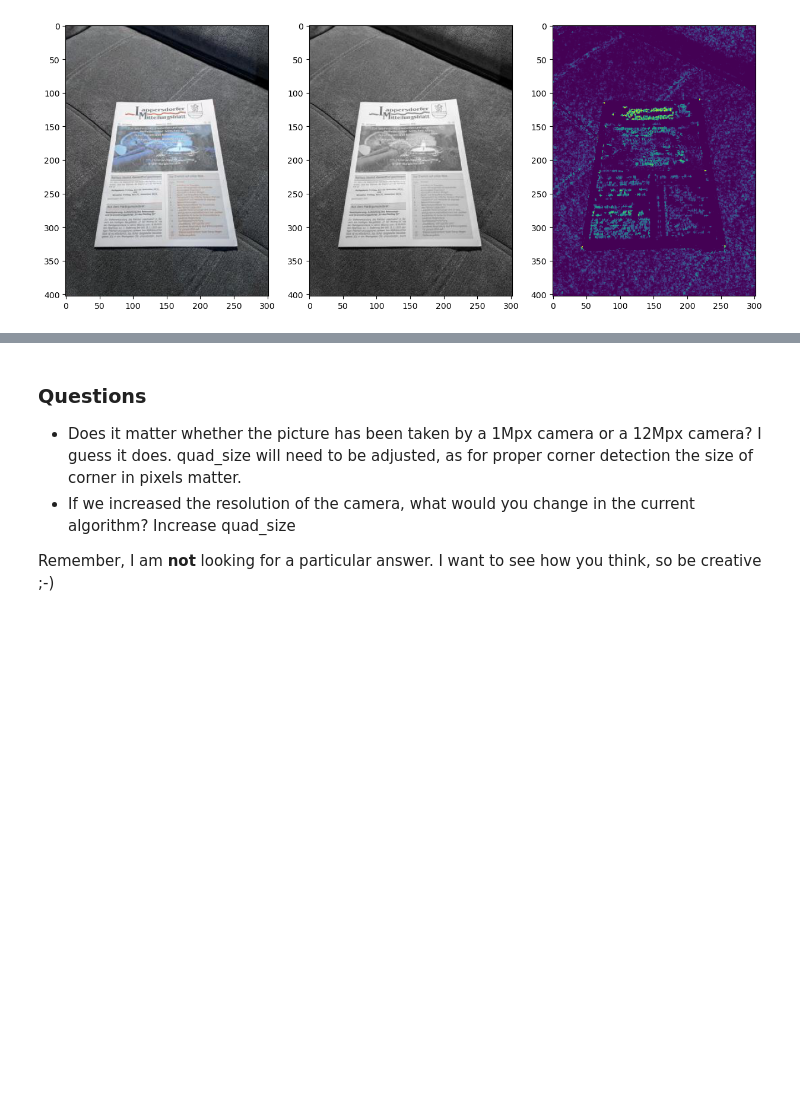
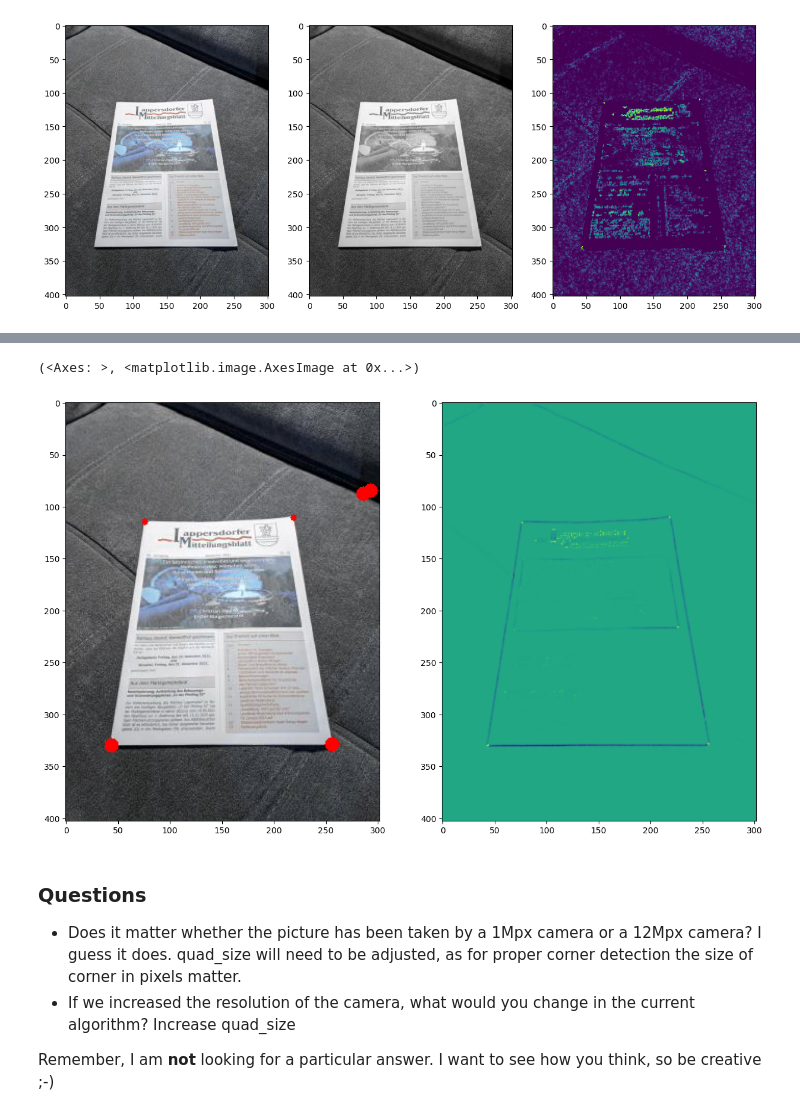
Before and after one commit to borboss366/computer-vision-v2-homework, a Jupyter notebook: lesson_6/homework/Homework.ipynb, the cells around one changed output, grey strips where cells are left out. Saved outputs shown, nothing was run; the diff lists cells and outputs as text; code cells hidden in the pictures; blank space fills up the shorter version.

Commit message:
cornernness

```diff
--- a/lesson_6/homework/Homework.ipynb
+++ b/lesson_6/homework/Homework.ipynb
@@ -22,7 +22,7 @@ img = cv2.imread('../data/document.jpg')
 # Convert it to gray scale
 gray = cv2.cvtColor(img, cv2.COLOR_BGR2GRAY)
 gray = np.float32(gray)/255
-rows, cols = gray.shape
+# rows, cols = gray.shape
 
 # Let's plot the images (colour and gray scale)
 plt.subplot(121), plt.imshow(img)
@@ -147,3 +145,13 @@ Top-left:  (76, 115)
+# %%
+# Let's draw circles at the detected corners
+out = draw_corners(img, find_corners(gray, cornerness, quad_size=7))
+
+# And finally we plot the images (with the detected document corners)
+plt.subplot(121), plt.imshow(out)
+plt.subplot(122), plt.imshow(cornerness)
+# %% [output]
+(<Axes: >, <matplotlib.image.AxesImage at 0x...>)
+[figure, added]
 # %% [markdown]
 ### Questions
 * Does it matter whether the picture has been taken by a 1Mpx camera or a 12Mpx camera? I guess it does. quad_size will need to be adjusted, as for proper corner detection the size of corner in pixels matter.
```
Also changed, not shown: parts of 2 cells of this notebook, 1 other file.
